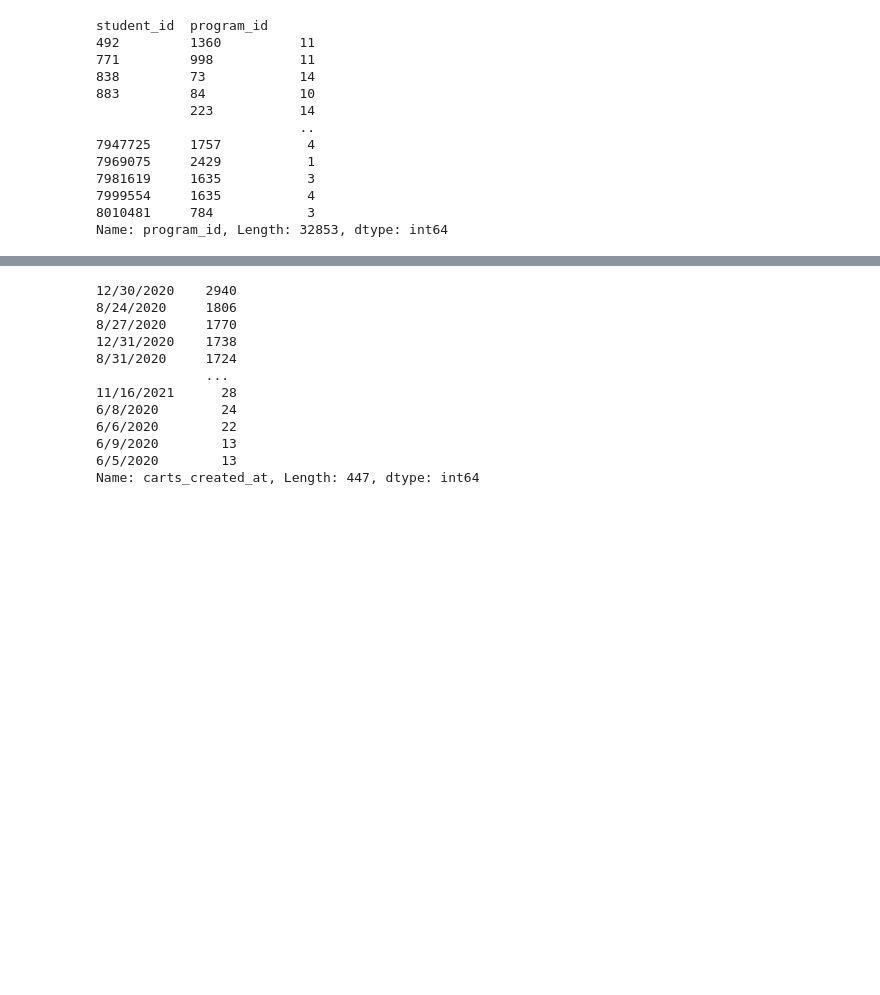
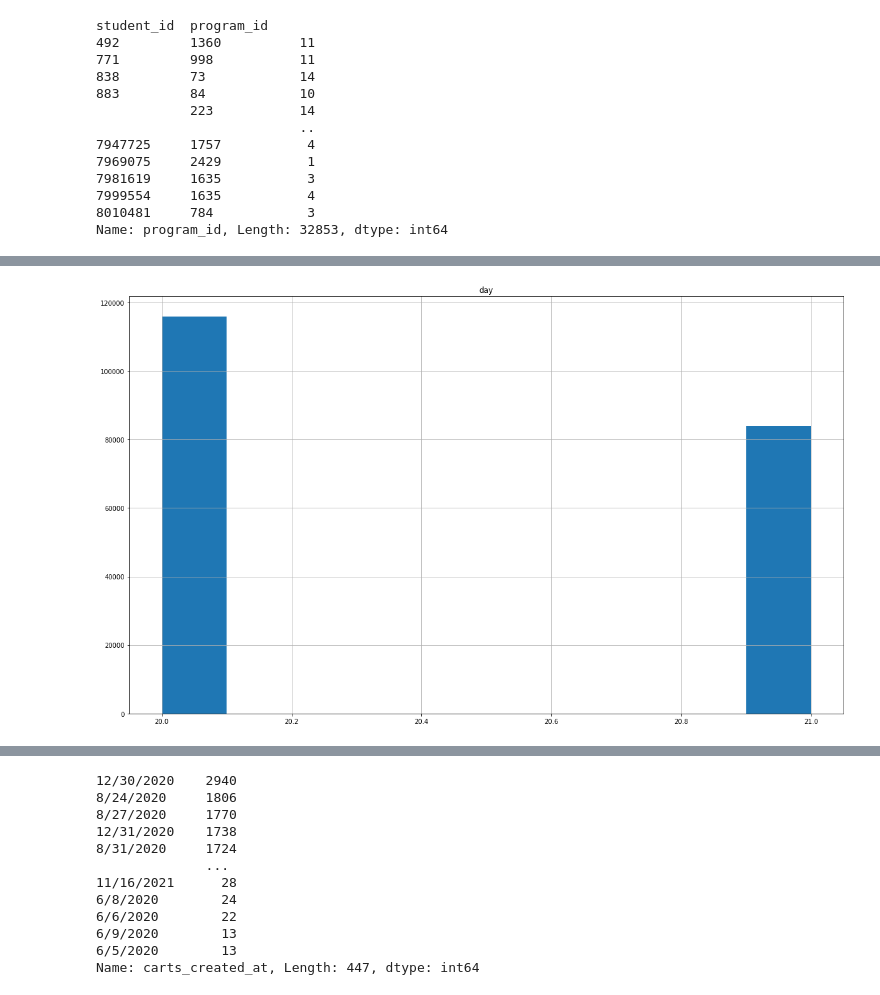
Before and after one commit to endovitskayaV/netology, a Jupyter notebook: explore.ipynb, the cells around one changed output, grey strips where cells are left out. Cells and saved outputs as stored; diff of their text form; code cells hidden in the pictures; blank space fills up the shorter version.

```diff
--- a/Нетология_baseline.ipynb
+++ b/explore.ipynb
@@ -54,0 +169,4 @@ Name: program_id, Length: 32853, dtype: int64
+# %%
+df['cart_day'] = pd.to_datetime(df['carts_created_at']).dt.strftime("%d").astype(int)
+# %%
+df['cart_month'] = pd.to_datetime(df['carts_created_at']).dt.strftime("%m").astype(int)
@@ -54,0 +186,2 @@ Name: program_id, Length: 32853, dtype: int64
+# %%
+df['cart_year'] = pd.to_datetime(df['carts_created_at']).dt.strftime("%Y").astype(int)
@@ -54,0 +207,3 @@ Name: program_id, Length: 32853, dtype: int64
+# %%
+df['cart_timestamp'] = df['carts_created_at'].apply(
+    lambda d: time.mktime(datetime.strptime(d, "%m/%d/%Y").timetuple()))
@@ -55,3 +227,7 @@ Name: program_id, Length: 32853, dtype: int64
+# %%
+_ = df[["day"]].hist(figsize=(20,12))
+# %% [output]
+[figure, added]
 # %%
 df.info()
 # %% [output]
```
Also changed, not shown: parts of 39 cells of this notebook, 8 other files.
